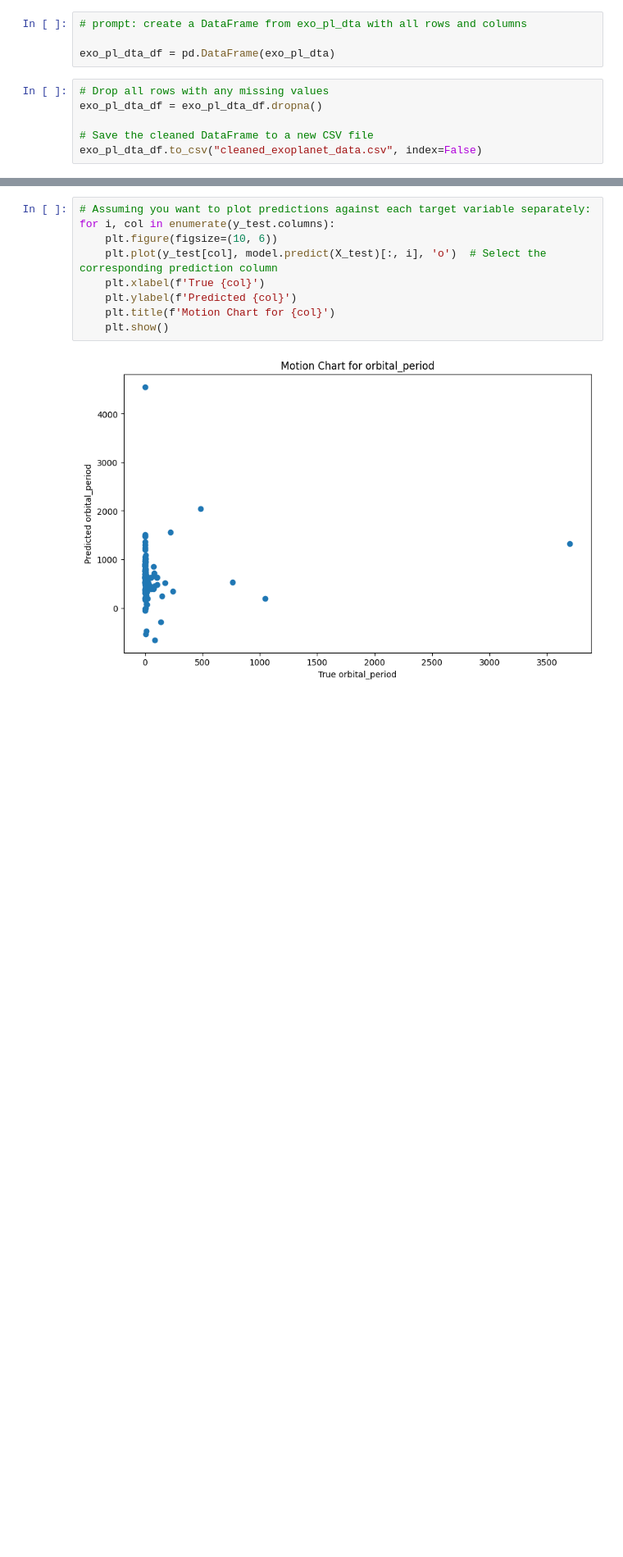
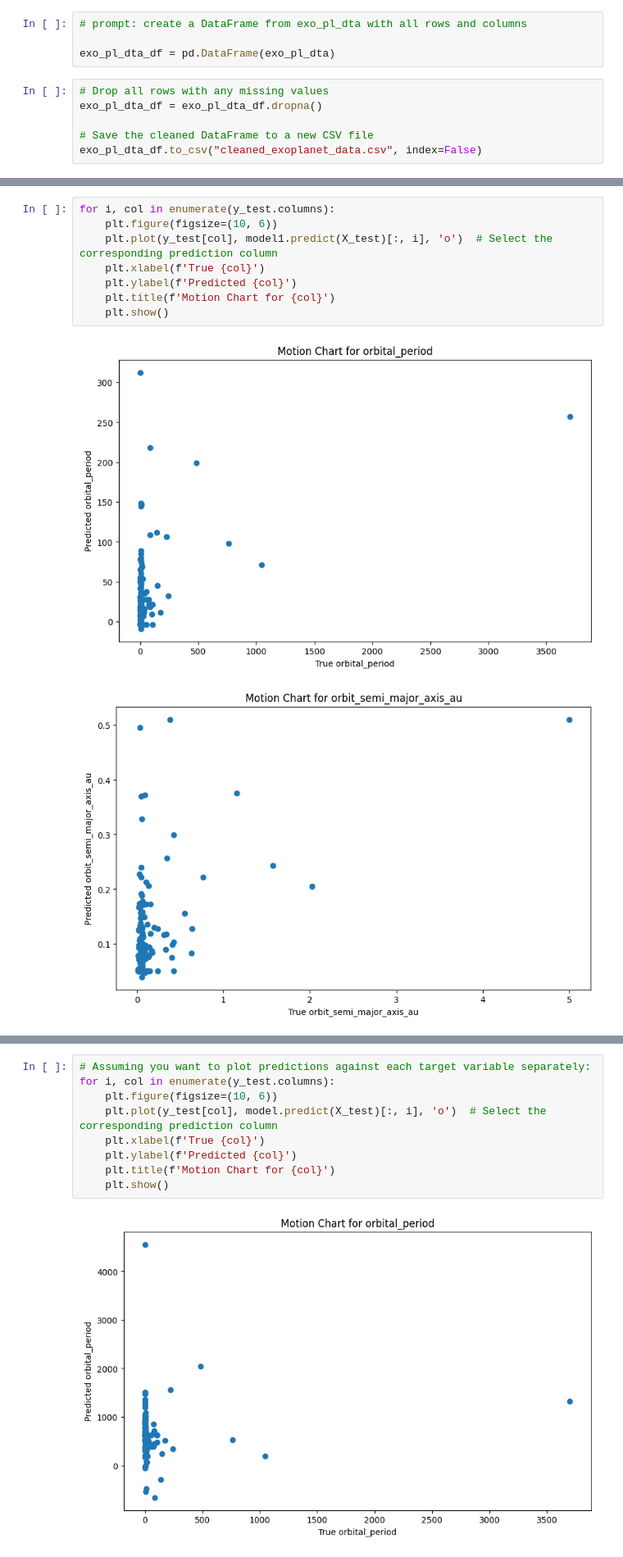
Before and after one commit to AvRob0/Avrob0.github.io, a Jupyter notebook: RobinsonAveryExoPlanetdataset1_3_2.ipynb, the cells around one changed output, grey strips where cells are left out. Shown at 82% size. Drawn from its saved outputs; the diff is of its cells as text; blank space fills up the shorter version.

```diff
--- a/RobinsonAveryExoPlanetdataset1_3_2.ipynb
+++ b/RobinsonAveryExoPlanetdataset1_3_2.ipynb
@@ -78,0 +83,11 @@ Predictions: [[ 3.84161688e+02  3.12087094e+01  1.24266439e-01  5.46288316e-01
+# %%
+for i, col in enumerate(y_test.columns):
+    plt.figure(figsize=(10, 6))
+    plt.plot(y_test[col], model1.predict(X_test)[:, i], 'o')  # Select the corresponding prediction column
+    plt.xlabel(f'True {col}')
+    plt.ylabel(f'Predicted {col}')
+    plt.title(f'Motion Chart for {col}')
+    plt.show()
+# %% [output]
+[figure, added]
+[figure, added]
```
Also changed, not shown: parts of 15 cells of this notebook.
